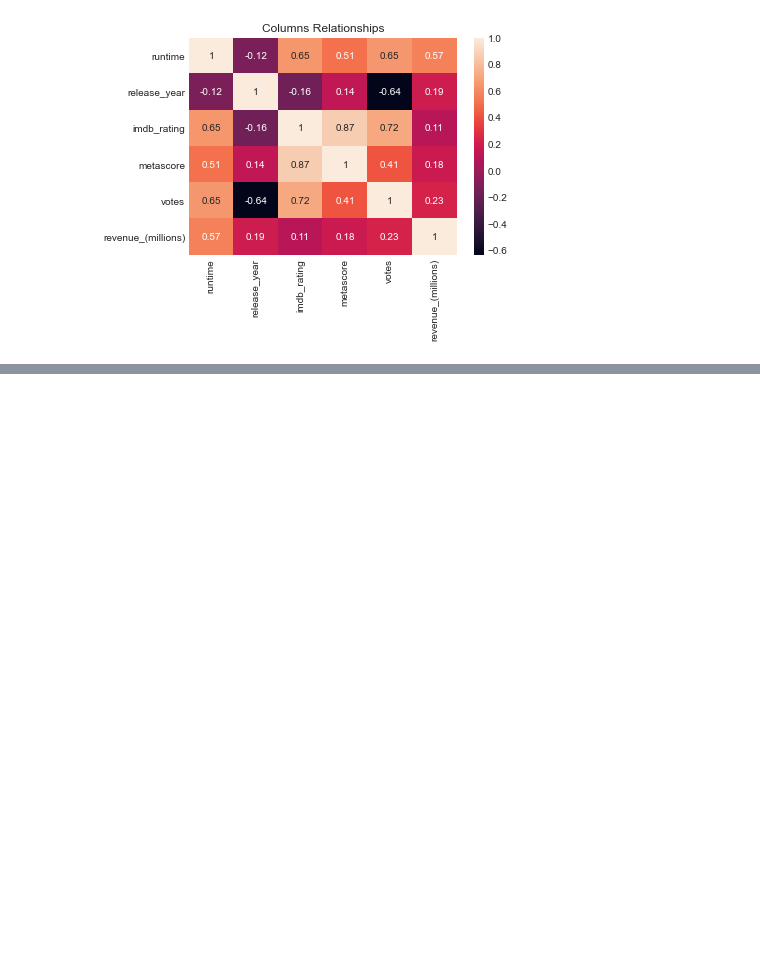
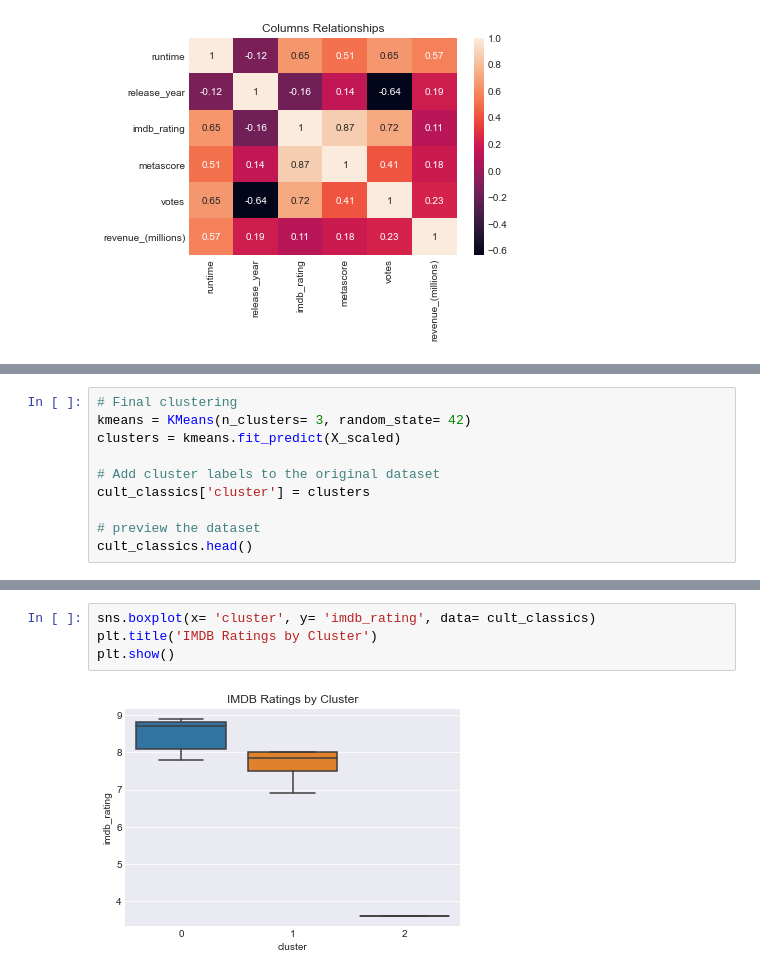
Before and after one commit to Assesa44/what_makes_a_cult_classic, a Jupyter notebook: notebook.ipynb, the cells around one changed output, grey strips where cells are left out. Saved outputs shown, nothing was run; the diff lists cells and outputs as text; blank space fills up the shorter version.

```diff
--- a/notebook.ipynb
+++ b/notebook.ipynb
@@ -239,0 +362,10 @@ plt.show()
+# %%
+# Final clustering
+kmeans = KMeans(n_clusters= 3, random_state= 42)
+clusters = kmeans.fit_predict(X_scaled)
+
+# Add cluster labels to the original dataset
+cult_classics['cluster'] = clusters
+
+# preview the dataset
+cult_classics.head()
@@ -239,0 +394,6 @@ plt.show()
+# %%
+sns.boxplot(x= 'cluster', y= 'imdb_rating', data= cult_classics)
+plt.title('IMDB Ratings by Cluster')
+plt.show()
+# %% [output]
+[figure, added]
```
Also changed, not shown: parts of 19 cells of this notebook.
